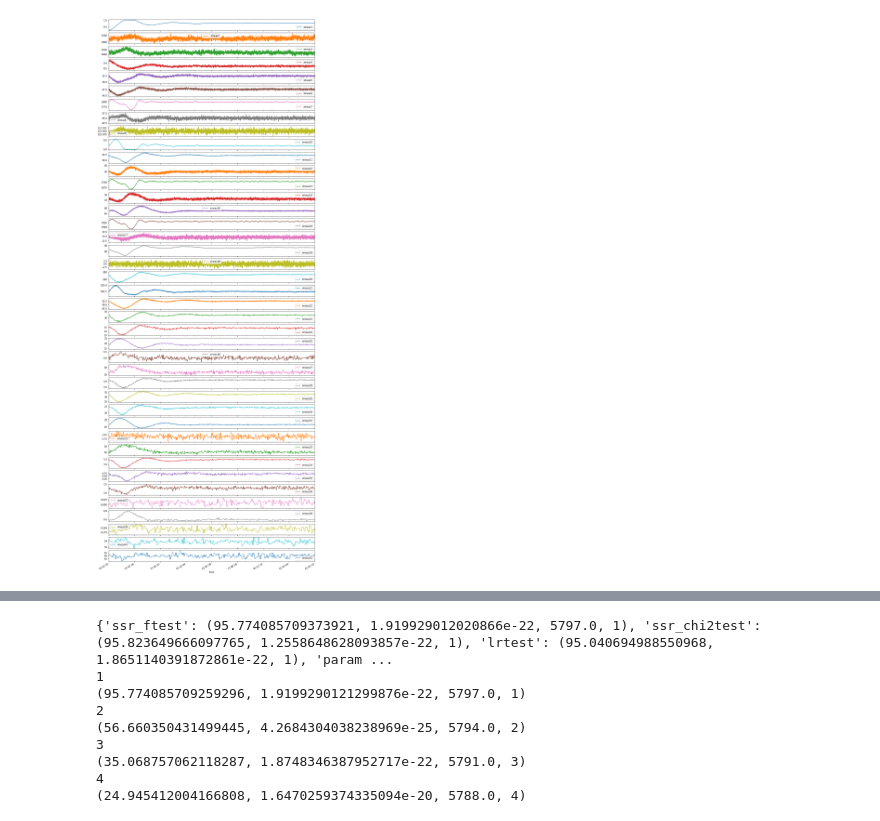
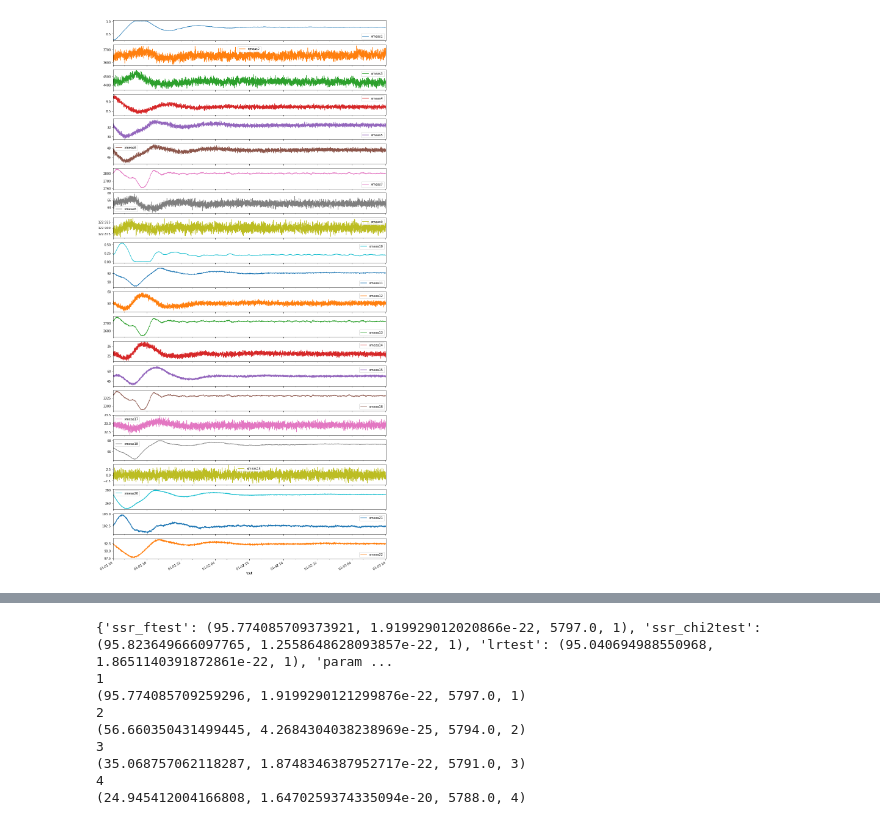
Before and after one commit to abugim/PDS, a Jupyter notebook: Causalidade de Granger aplicada à Tennessee Eastman Process/Causalidade de Granger.ipynb, the cells around one changed output, grey strips where cells are left out. Saved outputs shown, nothing was run; the diff lists cells and outputs as text; code cells hidden in the pictures.

```diff
--- a/Causalidade de Granger aplicada à Tennessee Eastman Process/Causalidade de Granger.ipynb
+++ b/Causalidade de Granger aplicada à Tennessee Eastman Process/Causalidade de Granger.ipynb
@@ -13,5 +42,10 @@ from statsmodels.tsa.stattools import grangercausalitytests as gc_test
 # %%
 data_path = '/home/ryuga/Dropbox/database/dbv3/'
+columns = ['tout'] + ['xmeas'+ str(i+1) for i in range(22)]
 data_parser = lambda dates: pd.to_datetime(dates, unit='h')
-sim_df = pd.read_csv(data_path + 'data/simout_14.csv', index_col='tout', parse_dates=['tout'], date_parser=data_parser)
-sim_df.head()
+sim_df = pd.read_csv(data_path + 'data/simout_14.csv',
+                     index_col='tout',
+                     usecols=range(23),
+                     parse_dates=['tout'],
+                     date_parser=data_parser)
+# sim_df.head()
@@ -27,5 +92,5 @@ sim_df.head()
 # %%
-sim_df.iloc[1000:].plot(subplots=True, figsize=(16, 48))
+sim_df.iloc[1000:].plot(subplots=True, figsize=(16, 36))
 plt.show()
 # %% [output]
-[figure, old version]
+[figure, new version]
```
Also changed, not shown: parts of 14 cells of this notebook.
